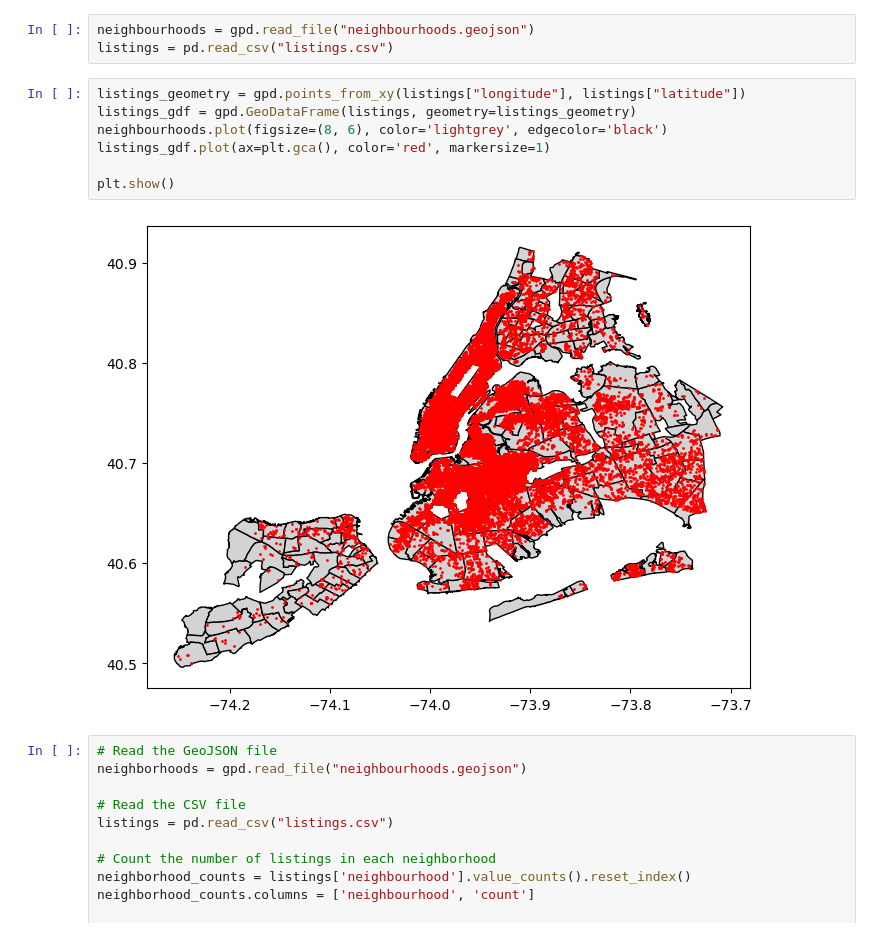
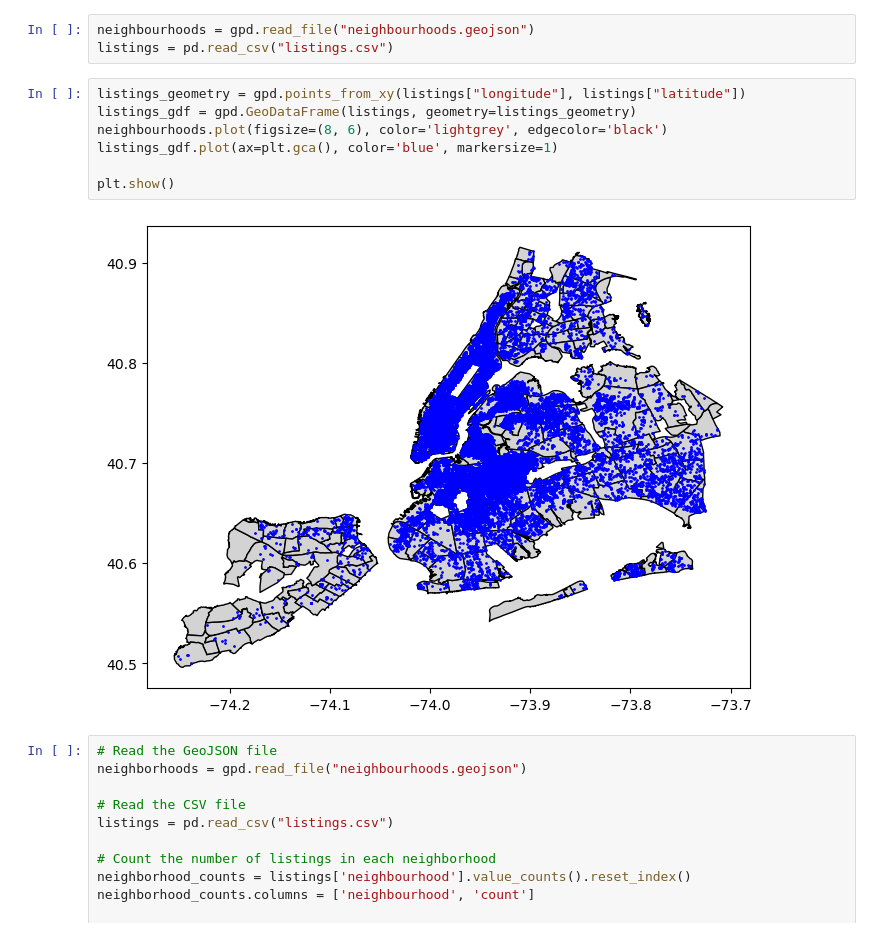
Before and after one commit to manjit-baishya-datascience/NYC-AirBnB-Data-Analysis, a Jupyter notebook: airbnb_data_analysis.ipynb, the cells around one changed output. Saved outputs shown, nothing was run; the diff lists cells and outputs as text.

```diff
--- a/airbnb_data_analysis.ipynb
+++ b/airbnb_data_analysis.ipynb
@@ -353,12 +336,12 @@ listings = pd.read_csv("listings.csv")
 # %%
 listings_geometry = gpd.points_from_xy(listings["longitude"], listings["latitude"])
 listings_gdf = gpd.GeoDataFrame(listings, geometry=listings_geometry)
 neighbourhoods.plot(figsize=(8, 6), color='lightgrey', edgecolor='black')
-listings_gdf.plot(ax=plt.gca(), color='red', markersize=1)
+listings_gdf.plot(ax=plt.gca(), color='blue', markersize=1)
 
 plt.show()
 # %% [output]
-[figure, old version]
+[figure, new version]
 # %%
 # Read the GeoJSON file
 neighborhoods = gpd.read_file("neighbourhoods.geojson")
```
Also changed, not shown: parts of 1 cell of this notebook.
